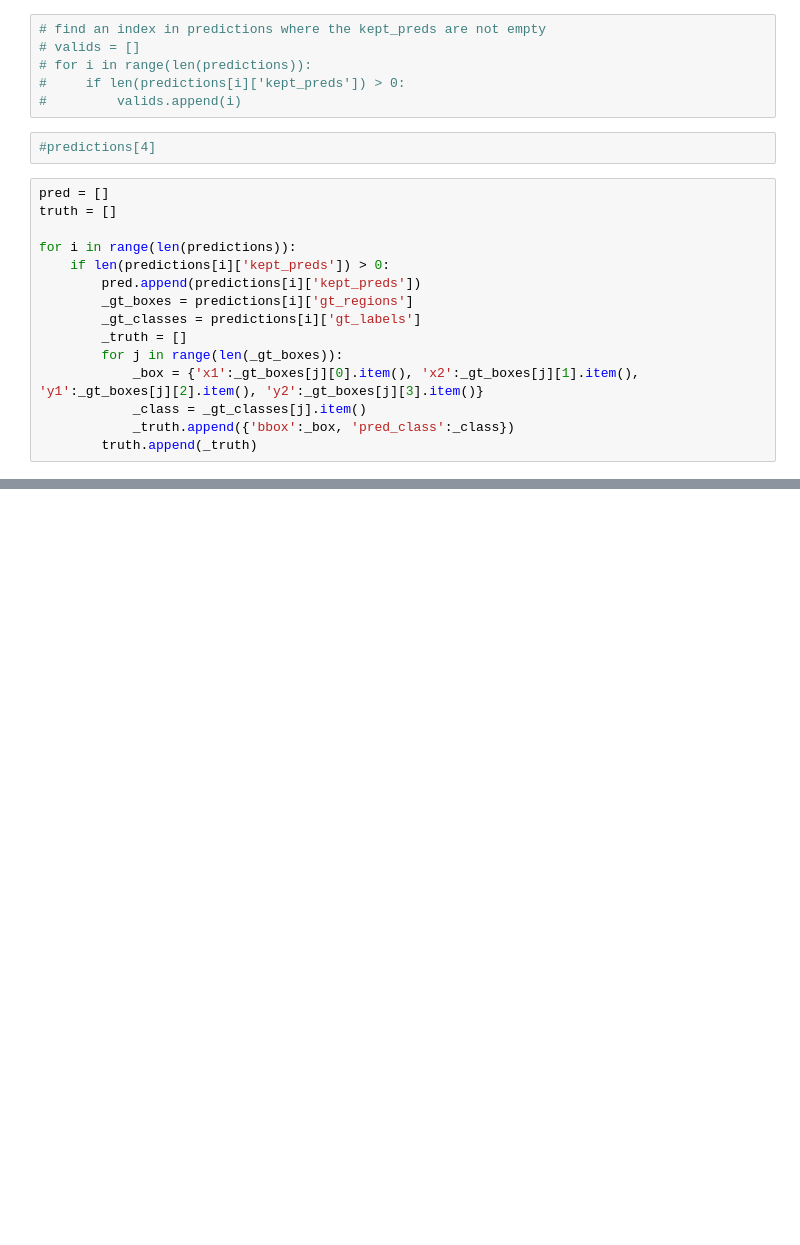
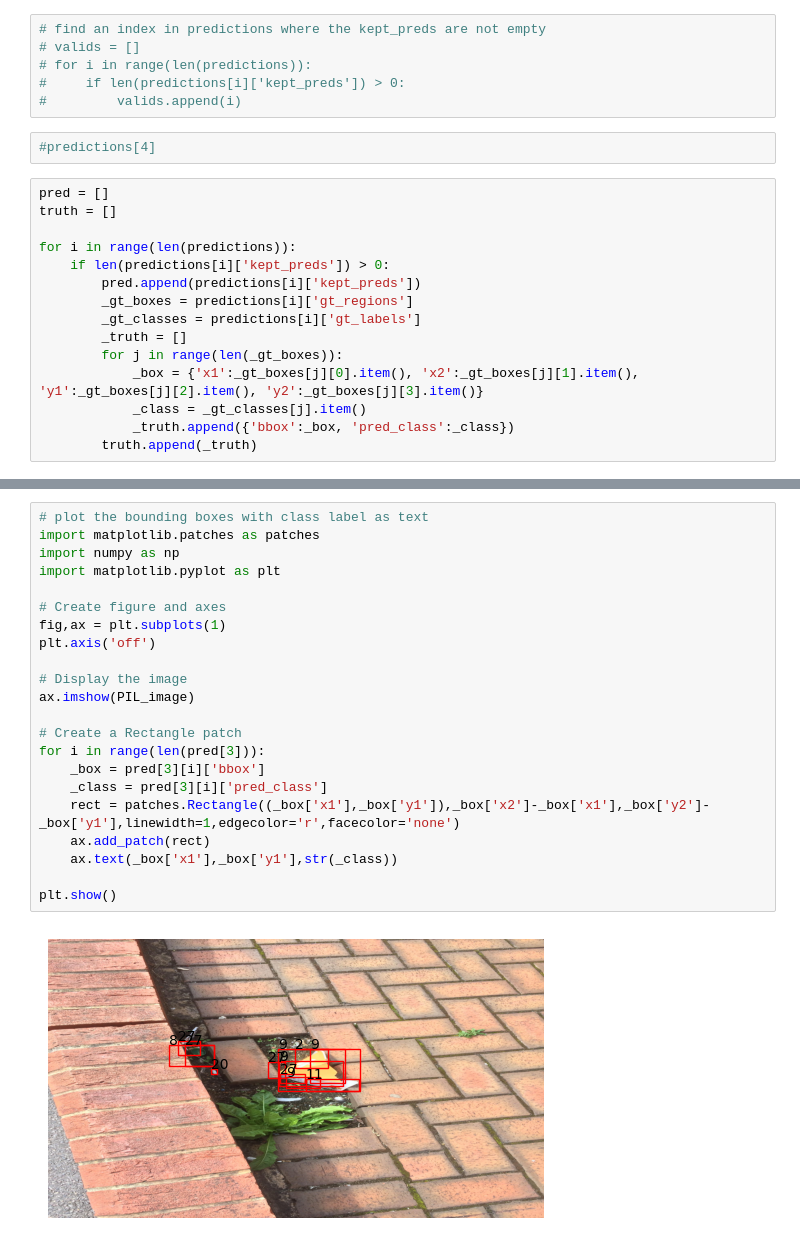
Before and after one commit to mustass/computer_vision, a Jupyter notebook: notebooks/stas/nms_objectdetect_inference.ipynb, the cells around one changed output, grey strips where cells are left out. Saved outputs shown, nothing was run; the diff lists cells and outputs as text; blank space fills up the shorter version.

```diff
--- a/notebooks/stas/nms_objectdetect_inference.ipynb
+++ b/notebooks/stas/nms_objectdetect_inference.ipynb
@@ -102,0 +138,24 @@ tensor(0.0664347485)
+# %%
+# plot the bounding boxes with class label as text
+import matplotlib.patches as patches
+import numpy as np
+import matplotlib.pyplot as plt
+
+# Create figure and axes
+fig,ax = plt.subplots(1)
+plt.axis('off')
+
+# Display the image
+ax.imshow(PIL_image)
+
+# Create a Rectangle patch
+for i in range(len(pred[3])):
+    _box = pred[3][i]['bbox']
+    _class = pred[3][i]['pred_class']
+    rect = patches.Rectangle((_box['x1'],_box['y1']),_box['x2']-_box['x1'],_box['y2']-_box['y1'],linewidth=1,edgecolor='r',facecolor='none')
+    ax.add_patch(rect)
+    ax.text(_box['x1'],_box['y1'],str(_class))
+
+plt.show()
+# %% [output]
+[figure, added]
```
Also changed, not shown: parts of 12 cells of this notebook, 1 other file.
